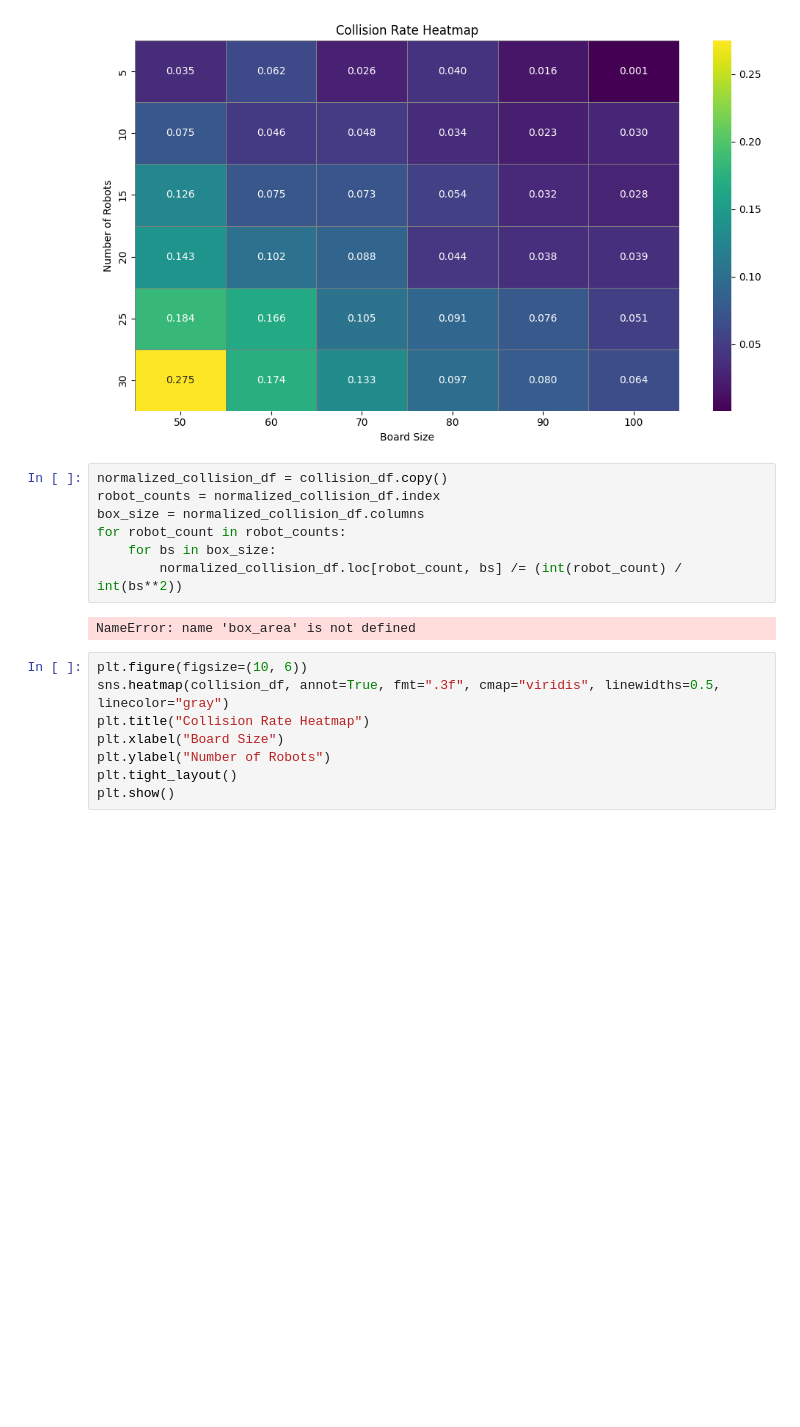
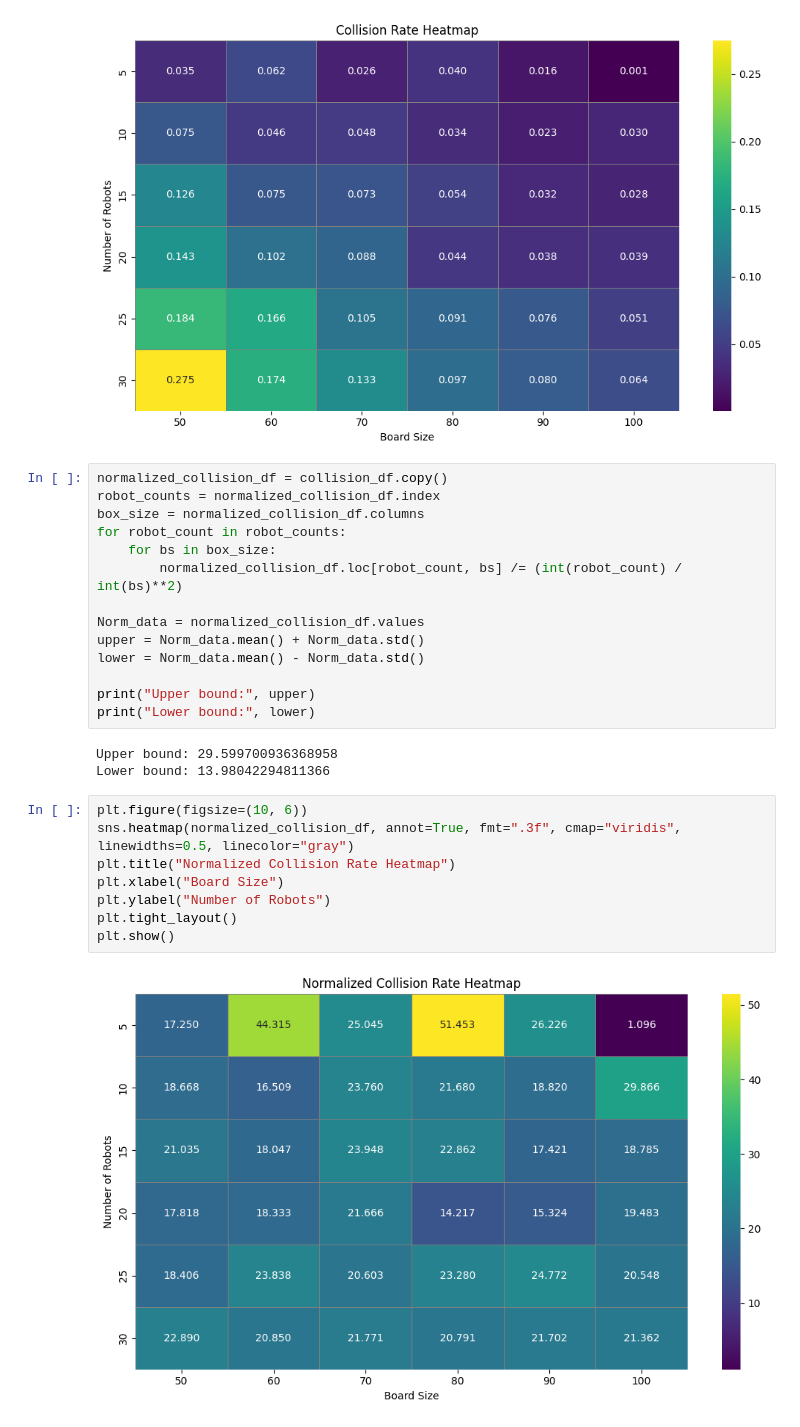
Before and after one commit to Death-Raider/Personal_Projects, a Jupyter notebook: GoalChasing_QLearning/output_processing.ipynb, the cells around one changed output. Saved outputs shown, nothing was run; the diff lists cells and outputs as text; blank space fills up the shorter version.

Commit message:
case study and collision evaluation created

```diff
--- a/GoalChasing_QLearning/output_processing.ipynb
+++ b/GoalChasing_QLearning/output_processing.ipynb
@@ -145,14 +145,24 @@ robot_counts = normalized_collision_df.index
 box_size = normalized_collision_df.columns
 for robot_count in robot_counts:
     for bs in box_size:
-        normalized_collision_df.loc[robot_count, bs] /= (int(robot_count) / int(bs**2))
+        normalized_collision_df.loc[robot_count, bs] /= (int(robot_count) / int(bs)**2)
+
+Norm_data = normalized_collision_df.values
+upper = Norm_data.mean() + Norm_data.std()
+lower = Norm_data.mean() - Norm_data.std()
+
+print("Upper bound:", upper)
+print("Lower bound:", lower)
 # %% [output]
-NameError: name 'box_area' is not defined
+Upper bound: 29.599700936368958
+Lower bound: 13.98042294811366
 # %%
 plt.figure(figsize=(10, 6))
-sns.heatmap(collision_df, annot=True, fmt=".3f", cmap="viridis", linewidths=0.5, linecolor="gray")
-plt.title("Collision Rate Heatmap")
+sns.heatmap(normalized_collision_df, annot=True, fmt=".3f", cmap="viridis", linewidths=0.5, linecolor="gray")
+plt.title("Normalized Collision Rate Heatmap")
 plt.xlabel("Board Size")
 plt.ylabel("Number of Robots")
 plt.tight_layout()
 plt.show()
+# %% [output]
+[figure, added]
```
Also changed, not shown: 7 other files.
